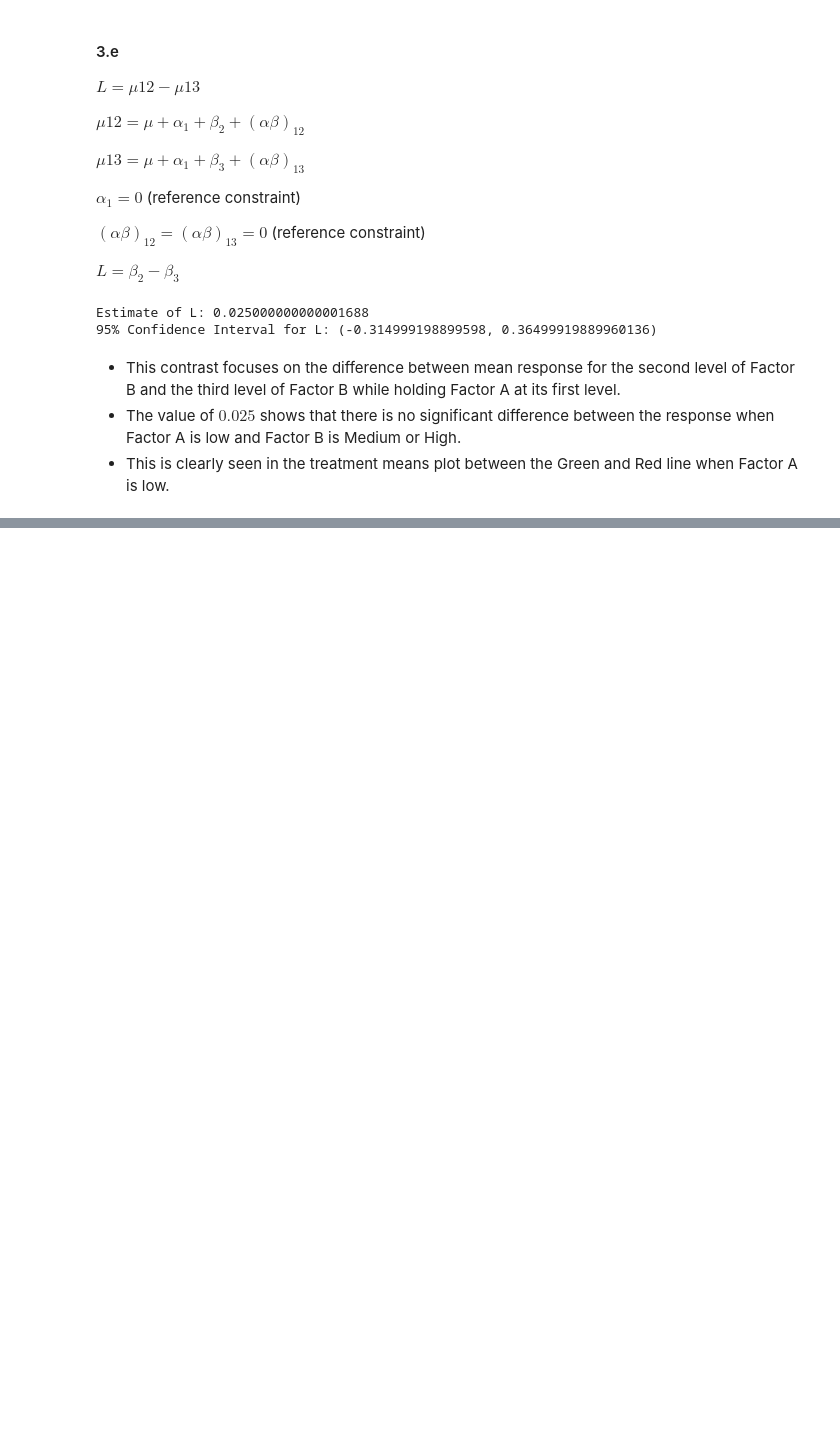
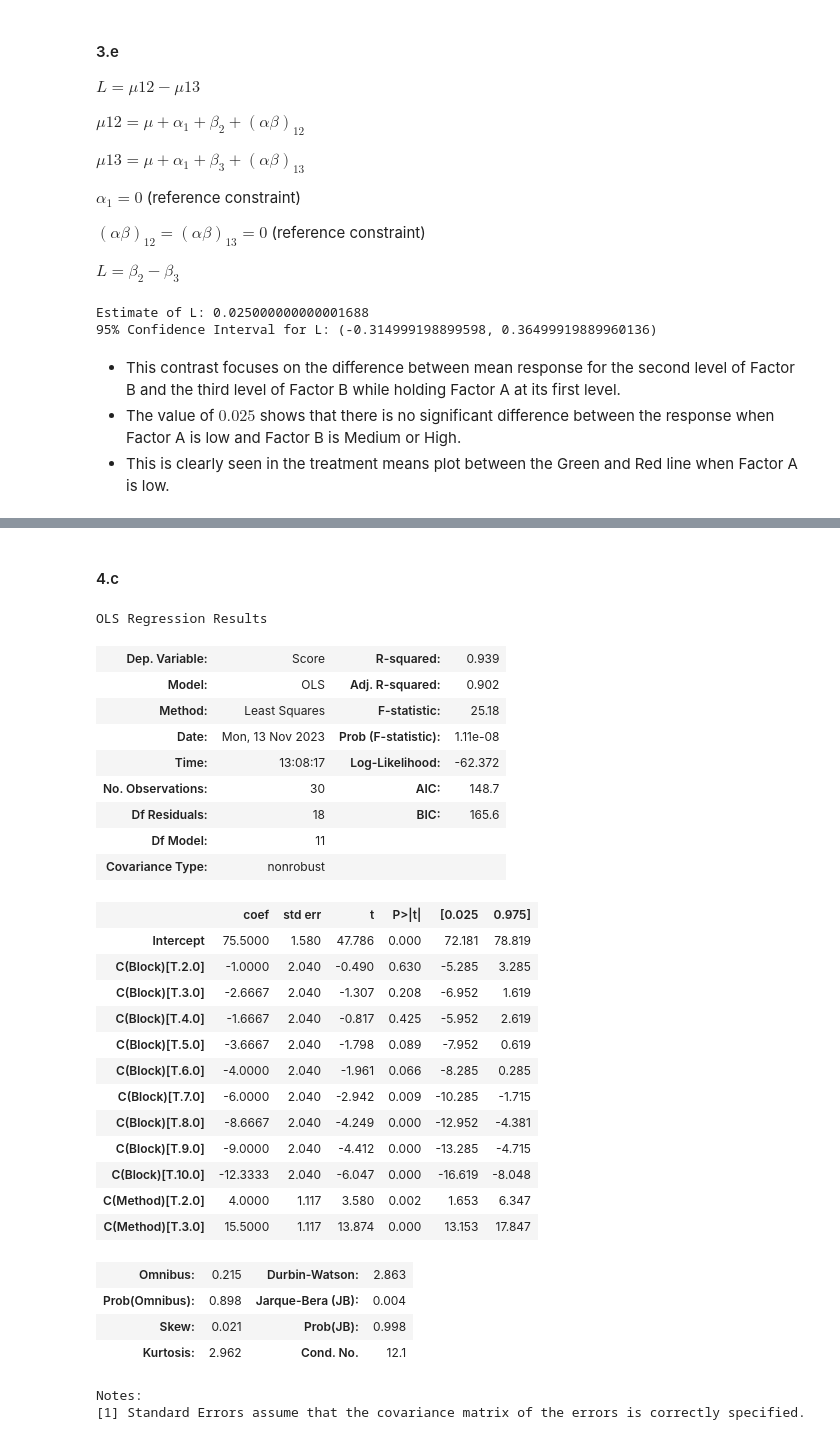
Before and after one commit to madhukar01/stats_exercise, a Jupyter notebook: ex03/solution.ipynb, the cells around one changed output, grey strips where cells are left out. Saved outputs shown, nothing was run; the diff lists cells and outputs as text; code cells hidden in the pictures; blank space fills up the shorter version.

```diff
--- a/ex03/solution.ipynb
+++ b/ex03/solution.ipynb
@@ -660,0 +668,34 @@ Estimate of L: 0.025000000000001688
+# %%
+data = np.array(
+    [
+    [73.0, 1, 1],
+    [81.0, 1, 2],
+    [92.0, 1, 3],
+    [76.0, 2, 1],
+    [78.0, 2, 2],
+    [89.0, 2, 3],
+    [75.0, 3, 1],
+    [76.0, 3, 2],
+    [87.0, 3, 3],
+    [74.0, 4, 1],
+    [77.0, 4, 2],
+    [90.0, 4, 3],
+    [76.0, 5, 1],
+    [71.0, 5, 2],
+    [88.0, 5, 3],
+    [73.0, 6, 1],
+    [75.0, 6, 2],
+    [86.0, 6, 3],
+    [68.0, 7, 1],
+    [72.0, 7, 2],
+    [88.0, 7, 3],
+    [64.0, 8, 1],
+    [74.0, 8, 2],
+    [82.0, 8, 3],
+    [65.0, 9, 1],
+    [73.0, 9, 2],
+    [81.0, 9, 3],
+    [62.0, 10, 1],
+    [69.0, 10, 2],
+    [78.0, 10, 3]
+], dtype=float)
@@ -660,0 +807,40 @@ Estimate of L: 0.025000000000001688
+# %% [markdown]
+#### 4.c
+# %%
+# use block and method as categorical variables
+df = pd.DataFrame(data, columns=["Score", "Block", "Method"])
+df["Block"] = df["Block"].astype("category")
+df["Method"] = df["Method"].astype("category")
+
+additive_model = ols("Score ~ C(Block) + C(Method)", data=df).fit()
+additive_model.summary()
+# %% [output]
+OLS Regression Results
+| Dep. Variable: | Score | R-squared: | 0.939 |
+| Model: | OLS | Adj. R-squared: | 0.902 |
+| Method: | Least Squares | F-statistic: | 25.18 |
+| Date: | Mon, 13 Nov 2023 | Prob (F-statistic): | 1.11e-08 |
+| Time: | 13:08:17 | Log-Likelihood: | -62.372 |
+| No. Observations: | 30 | AIC: | 148.7 |
+| Df Residuals: | 18 | BIC: | 165.6 |
+| Df Model: | 11 |  |  |
+| Covariance Type: | nonrobust |  |  |
+|  | coef | std err | t | P>|t| | [0.025 | 0.975] |
+| Intercept | 75.5000 | 1.580 | 47.786 | 0.000 | 72.181 | 78.819 |
+| C(Block)[T.2.0] | -1.0000 | 2.040 | -0.490 | 0.630 | -5.285 | 3.285 |
+| C(Block)[T.3.0] | -2.6667 | 2.040 | -1.307 | 0.208 | -6.952 | 1.619 |
+| C(Block)[T.4.0] | -1.6667 | 2.040 | -0.817 | 0.425 | -5.952 | 2.619 |
+| C(Block)[T.5.0] | -3.6667 | 2.040 | -1.798 | 0.089 | -7.952 | 0.619 |
+| C(Block)[T.6.0] | -4.0000 | 2.040 | -1.961 | 0.066 | -8.285 | 0.285 |
+| C(Block)[T.7.0] | -6.0000 | 2.040 | -2.942 | 0.009 | -10.285 | -1.715 |
+| C(Block)[T.8.0] | -8.6667 | 2.040 | -4.249 | 0.000 | -12.952 | -4.381 |
+| C(Block)[T.9.0] | -9.0000 | 2.040 | -4.412 | 0.000 | -13.285 | -4.715 |
+| C(Block)[T.10.0] | -12.3333 | 2.040 | -6.047 | 0.000 | -16.619 | -8.048 |
+| C(Method)[T.2.0] | 4.0000 | 1.117 | 3.580 | 0.002 | 1.653 | 6.347 |
+| C(Method)[T.3.0] | 15.5000 | 1.117 | 13.874 | 0.000 | 13.153 | 17.847 |
+| Omnibus: | 0.215 | Durbin-Watson: | 2.863 |
+| Prob(Omnibus): | 0.898 | Jarque-Bera (JB): | 0.004 |
+| Skew: | 0.021 | Prob(JB): | 0.998 |
+| Kurtosis: | 2.962 | Cond. No. | 12.1 |
+Notes:
+[1] Standard Errors assume that the covariance matrix of the errors is correctly specified.
```
Also changed, not shown: parts of 8 cells of this notebook, 2 other files.
